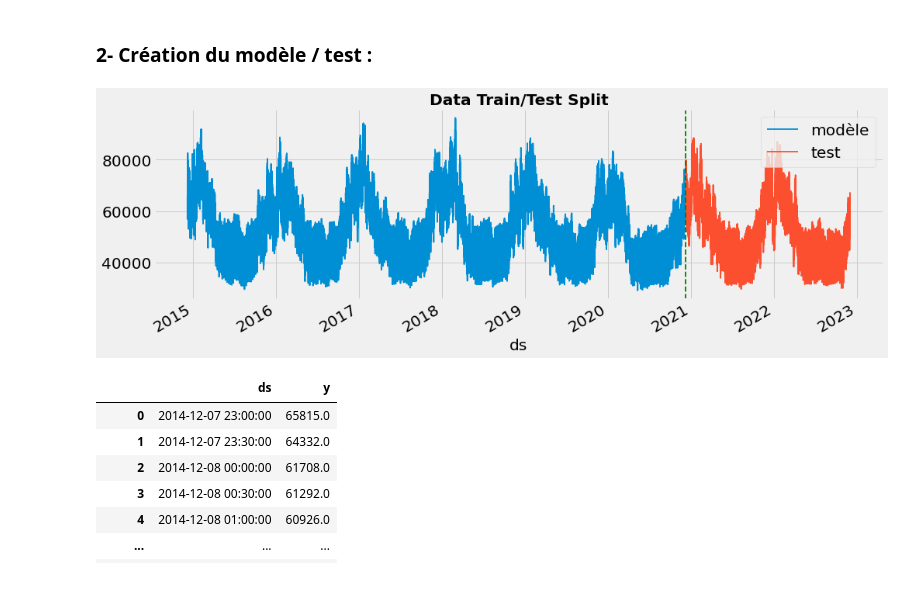
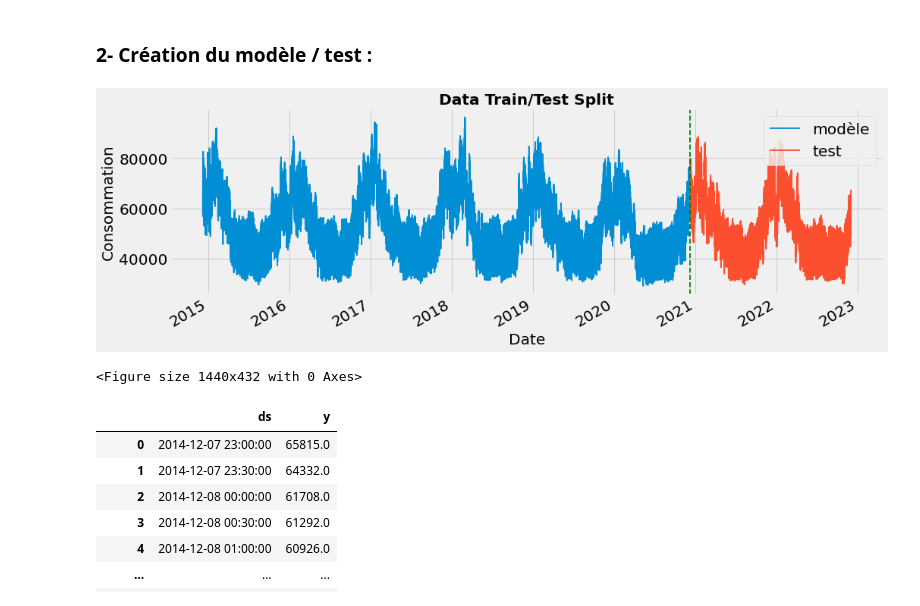
Before and after one commit to mle-seach/hax712x_project, a Jupyter notebook: trackelec/predic/prediction_consommation.ipynb, the cells around one changed output. Drawn from its saved outputs; the diff is of its cells as text; code cells hidden in the pictures.

```diff
--- a/trackelec/predic/prediction_consommation.ipynb
+++ b/trackelec/predic/prediction_consommation.ipynb
@@ -256,16 +257,20 @@ plt.show()
 # %%
 train = df.iloc[df.index < '2020-12-08']
 test = df.iloc[df.index >= '2020-12-08']
 
 # Visualisation train/test split :
 fig, ax = plt.subplots(figsize=(15, 5))
 train.plot(ax=ax, label='Training Set', title='Data Train/Test Split')
 test.plot(ax=ax, label='Test Set')
 ax.axvline('2020-12-08', color='green', ls='--')
 ax.legend(['modèle', 'test'])
+plt.xlabel("Date")
+plt.ylabel("Consommation")
 plt.show()
+#plt.savefig("data_train_test.pdf")
 # %% [output]
-[figure, old version]
+[figure, new version]
+<Figure size 1440x432 with 0 Axes>
 # %%
 df_cons = df.reset_index()
 df_cons
```
Also changed, not shown: parts of 6 cells of this notebook.
